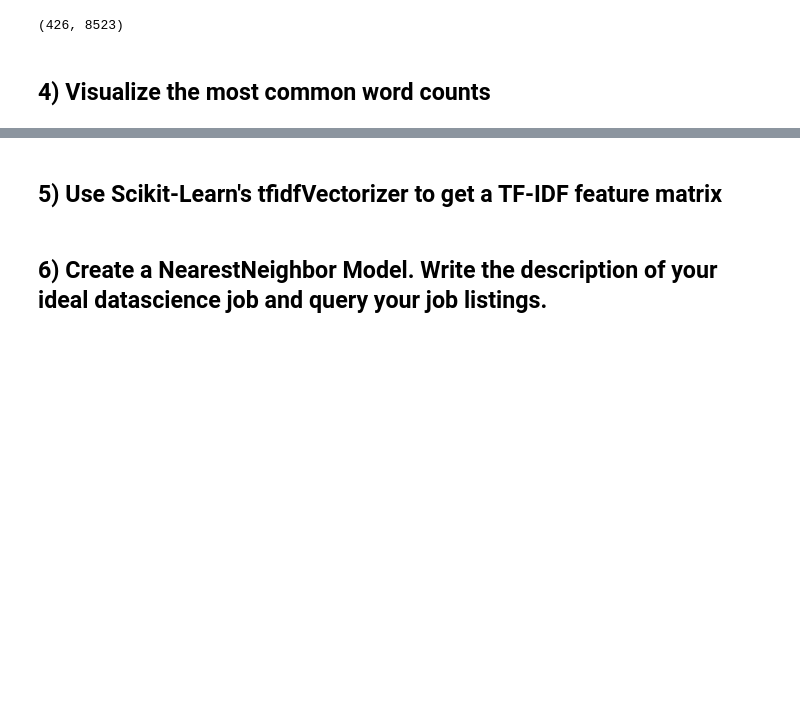
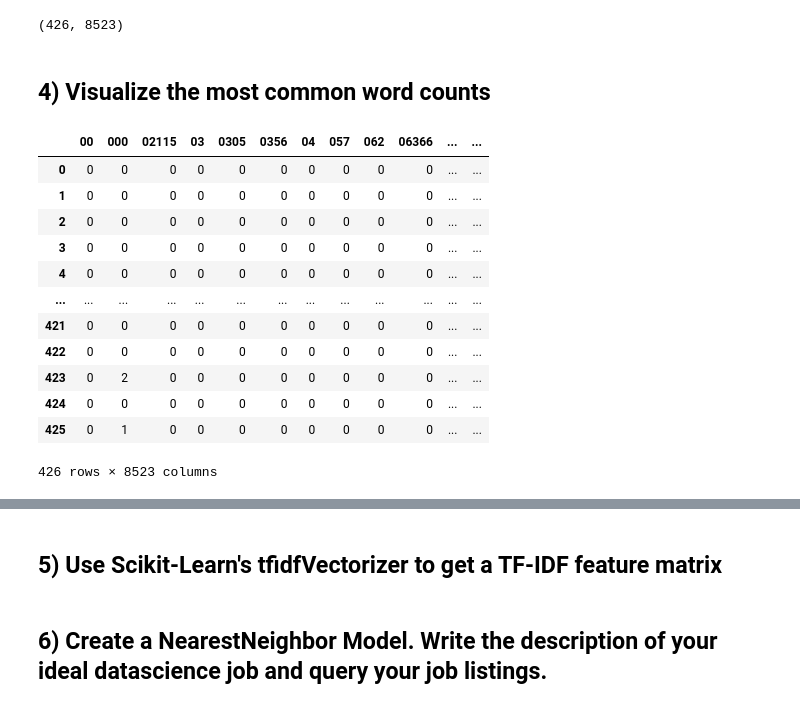
Before and after one commit to EvidenceN/Unit4_Lamda_DS, a Jupyter notebook: module2-vector-representations/ANSWERS_Vector_Representations_Assignment.ipynb, the cells around one changed output, grey strips where cells are left out. Saved outputs shown, nothing was run; the diff lists cells and outputs as text; code cells hidden in the pictures; blank space fills up the shorter version.

```diff
--- a/module2-vector-representations/ANSWERS_Vector_Representations_Assignment.ipynb
+++ b/module2-vector-representations/ANSWERS_Vector_Representations_Assignment.ipynb
@@ -180,7 +181,22 @@ print(dtm.shape)
 # %%
 ##### Your Code Here #####
 # word counts for each document
 
+word_count = pd.DataFrame(dtm.todense(), columns=vect.get_feature_names())
 
-
+word_count
 # raise Exception("\nThis task is not complete. \nReplace this line with your code for the task."
+# %% [output]
+|  | 00 | 000 | 02115 | 03 | 0305 | 0356 | 04 | 057 | 062 | 06366 | ... | ... |
+| 0 | 0 | 0 | 0 | 0 | 0 | 0 | 0 | 0 | 0 | 0 | ... | ... |
+| 1 | 0 | 0 | 0 | 0 | 0 | 0 | 0 | 0 | 0 | 0 | ... | ... |
+| 2 | 0 | 0 | 0 | 0 | 0 | 0 | 0 | 0 | 0 | 0 | ... | ... |
+| 3 | 0 | 0 | 0 | 0 | 0 | 0 | 0 | 0 | 0 | 0 | ... | ... |
+| 4 | 0 | 0 | 0 | 0 | 0 | 0 | 0 | 0 | 0 | 0 | ... | ... |
+| ... | ... | ... | ... | ... | ... | ... | ... | ... | ... | ... | ... | ... |
+| 421 | 0 | 0 | 0 | 0 | 0 | 0 | 0 | 0 | 0 | 0 | ... | ... |
+| 422 | 0 | 0 | 0 | 0 | 0 | 0 | 0 | 0 | 0 | 0 | ... | ... |
+| 423 | 0 | 2 | 0 | 0 | 0 | 0 | 0 | 0 | 0 | 0 | ... | ... |
+| 424 | 0 | 0 | 0 | 0 | 0 | 0 | 0 | 0 | 0 | 0 | ... | ... |
+| 425 | 0 | 1 | 0 | 0 | 0 | 0 | 0 | 0 | 0 | 0 | ... | ... |
+426 rows × 8523 columns
```
Also changed, not shown: parts of 2 cells of this notebook, 1 other file.
